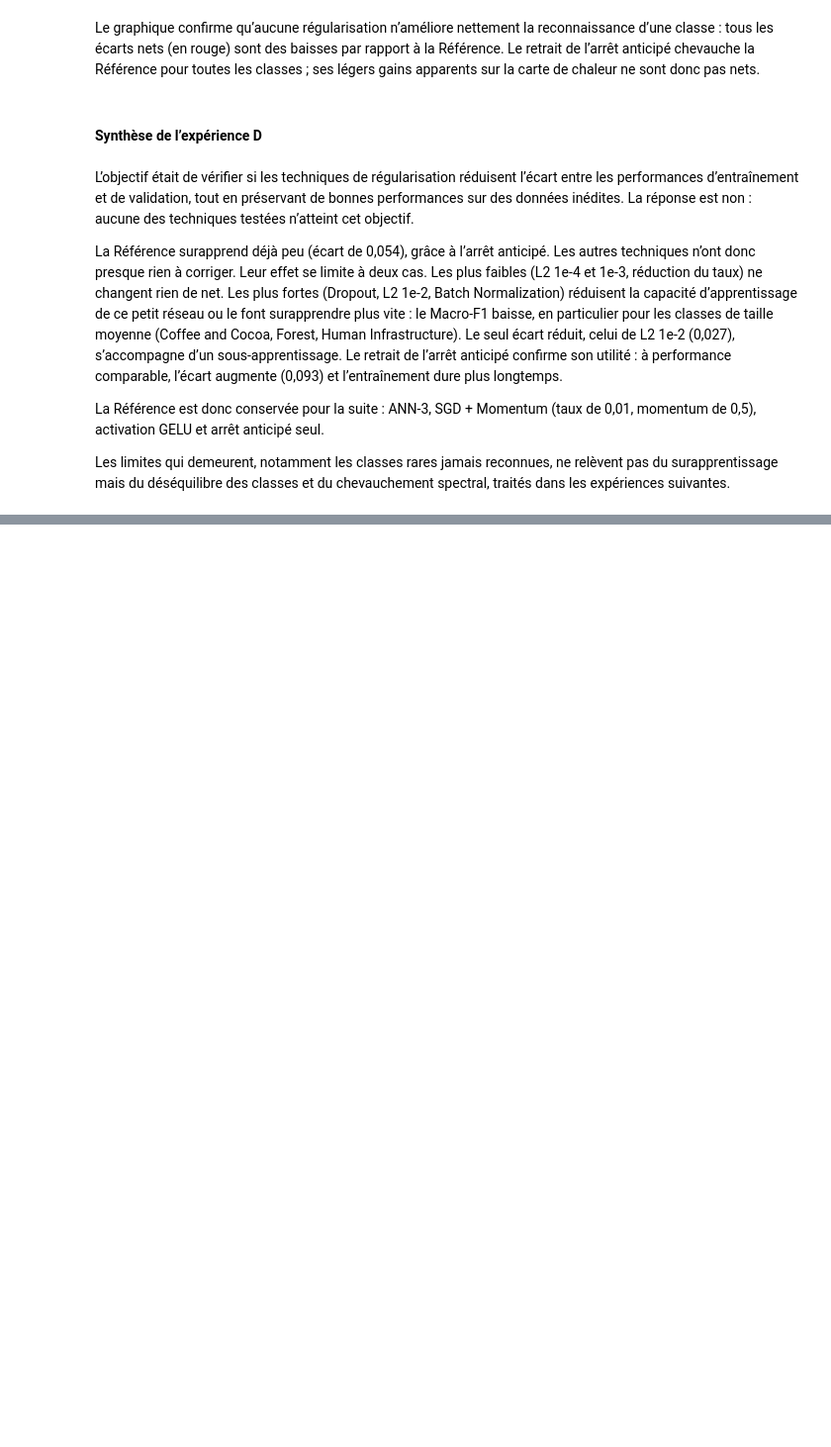
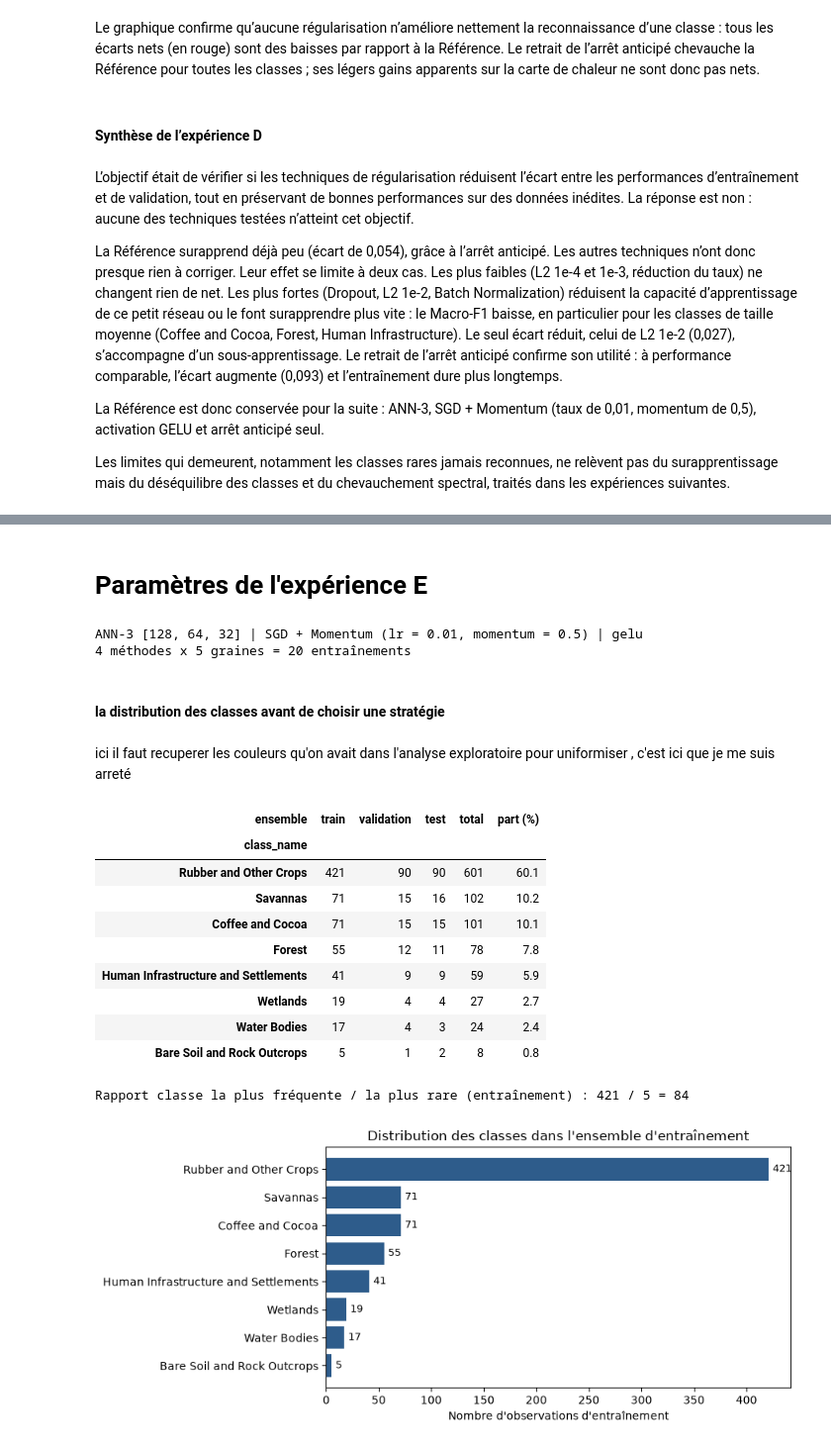
Before and after one commit to DanielYahiri/school-project, a Jupyter notebook: experience A.ipynb, the cells around one changed output, grey strips where cells are left out. Shown at 99% size. Drawn from its saved outputs; the diff is of its cells as text; code cells hidden in the pictures; blank space fills up the shorter version.

Commit message:
experience E

```diff
--- a/experience A.ipynb
+++ b/experience A.ipynb
@@ -1625,0 +1637,67 @@ La Référence est donc conservée pour la suite : ANN-3, SGD + Momentum (taux d
+# %% [markdown]
+# Paramètres de l'expérience E
+# %%
+
+# On réutilise : X_train, X_val, y_train, y_val, partitions, ARCHITECTURES, VARIABLES, N_CLASSES, NOMS_CLASSES,
+# calculer_metriques, instabilite, GRAINES, EPOCHS_MAX, PATIENCE, TAILLE_LOT, DOSSIER_SORTIE.
+
+
+DOSSIER_SORTIE_E = os.path.join("resultats", "experience_E")
+os.makedirs(DOSSIER_SORTIE_E, exist_ok=True)
+
+# Modèle retenu à l'issue des expériences A à D (la Référence de l'expérience D)
+ARCHI_E = "ANN-3"
+LR_E, MOMENTUM_E = 0.01, 0.5      # SGD + Momentum
+ACTIVATION_E = "gelu"             # en minuscules pour Keras
+
+# Vérification : mêmes partitions que dans l'expérience A
+partitions_A = pd.read_csv(os.path.join(DOSSIER_SORTIE, "partitions.csv"))
+assert (partitions_A["ensemble"].to_numpy() == partitions["ensemble"].to_numpy()).all(), "Partitions différentes !"
+partitions.to_csv(os.path.join(DOSSIER_SORTIE_E, "partitions.csv"), index=False)
+
+# Les 4 méthodes de l'énoncé ; seule la façon de traiter le déséquilibre change
+METHODES_E = ["Sans correction", "Poids de classe", "Suréchantillonnage", "SMOTE"]
+REFERENCE_E = "Sans correction"
+print(f"{ARCHI_E} {ARCHITECTURES[ARCHI_E]} | SGD + Momentum (lr = {LR_E}, momentum = {MOMENTUM_E}) | {ACTIVATION_E}")
+print(f"{len(METHODES_E)} méthodes x {len(GRAINES)} graines = {len(METHODES_E) * len(GRAINES)} entraînements")
+# %% [output]
+ANN-3 [128, 64, 32] | SGD + Momentum (lr = 0.01, momentum = 0.5) | gelu
+4 méthodes x 5 graines = 20 entraînements
+# %% [markdown]
+#### la distribution des classes avant de choisir une stratégie
+# %% [markdown]
+ici il faut recuperer les couleurs qu'on avait dans l'analyse exploratoire pour uniformiser , c'est ici que je me suis arreté
+# %%
+
+
+effectifs = pd.crosstab(data["class_name"], partitions["ensemble"])[["train", "validation", "test"]]
+effectifs["total"] = effectifs.sum(axis=1)
+effectifs["part (%)"] = (100 * effectifs["total"] / effectifs["total"].sum()).round(1)
+effectifs = effectifs.sort_values("total", ascending=False)
+effectifs.to_csv(os.path.join(DOSSIER_SORTIE_E, "distribution_classes.csv"))
+display(effectifs)
+print(f"Rapport classe la plus fréquente / la plus rare (entraînement) : "
+      f"{effectifs['train'].max()} / {effectifs['train'].min()} = {effectifs['train'].max() / effectifs['train'].min():.0f}")
+
+fig, ax = plt.subplots(figsize=(9, 4))
+ax.barh(effectifs.index[::-1], effectifs["train"][::-1], color="#2e5c8b")
+for i, v in enumerate(effectifs["train"][::-1]):
+    ax.text(v + 4, i, str(v), va="center", fontsize=9)
+ax.set_xlabel("Nombre d'observations d'entraînement")
+ax.set_title("Distribution des classes dans l'ensemble d'entraînement")
+plt.tight_layout()
+plt.savefig(os.path.join(DOSSIER_SORTIE_E, "distribution_classes.png"), dpi=150)
+plt.show()
+# %% [output]
+| ensemble | train | validation | test | total | part (%) |
+| class_name |  |  |  |  |  |
+| Rubber and Other Crops | 421 | 90 | 90 | 601 | 60.1 |
+| Savannas | 71 | 15 | 16 | 102 | 10.2 |
+| Coffee and Cocoa | 71 | 15 | 15 | 101 | 10.1 |
+| Forest | 55 | 12 | 11 | 78 | 7.8 |
+| Human Infrastructure and Settlements | 41 | 9 | 9 | 59 | 5.9 |
+| Wetlands | 19 | 4 | 4 | 27 | 2.7 |
+| Water Bodies | 17 | 4 | 3 | 24 | 2.4 |
+| Bare Soil and Rock Outcrops | 5 | 1 | 2 | 8 | 0.8 |
+Rapport classe la plus fréquente / la plus rare (entraînement) : 421 / 5 = 84
+[figure, added]
```
Also changed, not shown: parts of 16 cells of this notebook.
